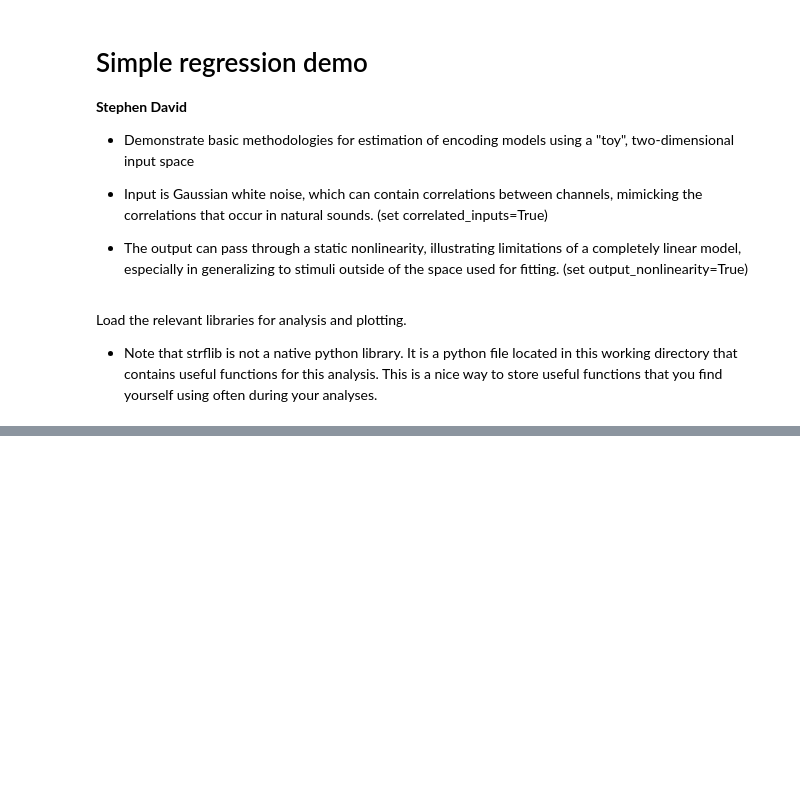
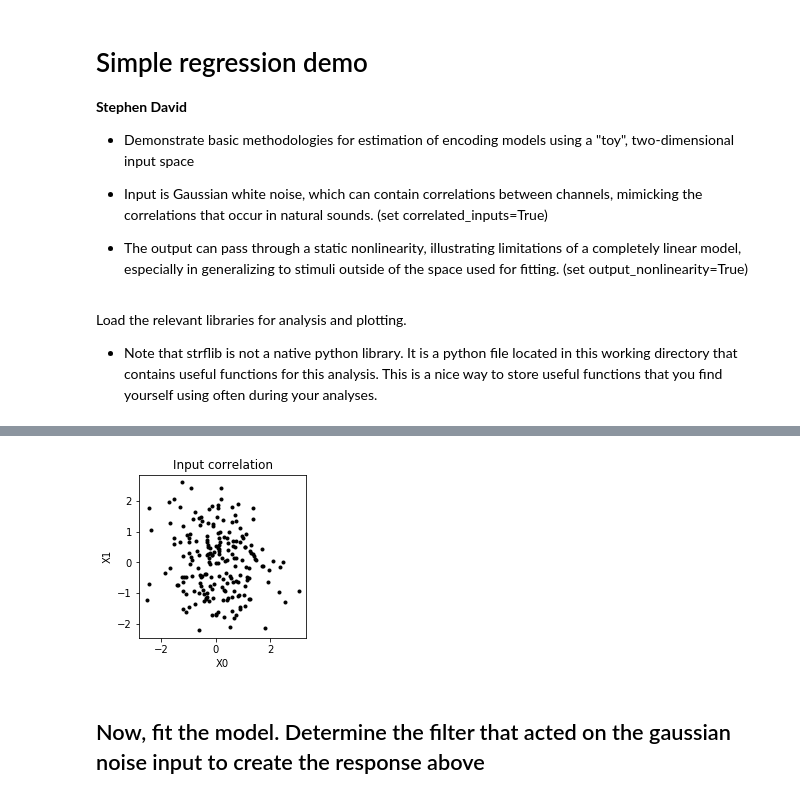
Before and after one commit to dasaderi/python_neurobootcamp, a Jupyter notebook: strf_demo/02_cartoon_rev_cor.ipynb, the cells around one changed output, grey strips where cells are left out. Drawn from its saved outputs; the diff is of its cells as text; code cells hidden in the pictures; blank space fills up the shorter version.

```diff
--- a/strf_demo/02_cartoon_rev_cor.ipynb
+++ b/strf_demo/02_cartoon_rev_cor.ipynb
@@ -302,0 +150,12 @@ plt.show()
+# %%
+# plot X0 vs. X1 to illustrate stimulus autocorrelation (if specified)
+plt.figure(figsize=(3,3))
+plt.plot(x_fit[0,:],x_fit[1,:],'k.')
+plt.xlabel('X0')
+plt.ylabel('X1')
+plt.title('Input correlation')
+plt.show()
+# %% [output]
+[figure, added]
+# %% [markdown]
+## Now, fit the model. Determine the filter that acted on the gaussian noise input to create the response above
```
Also changed, not shown: parts of 61 cells of this notebook, 1 other file.
